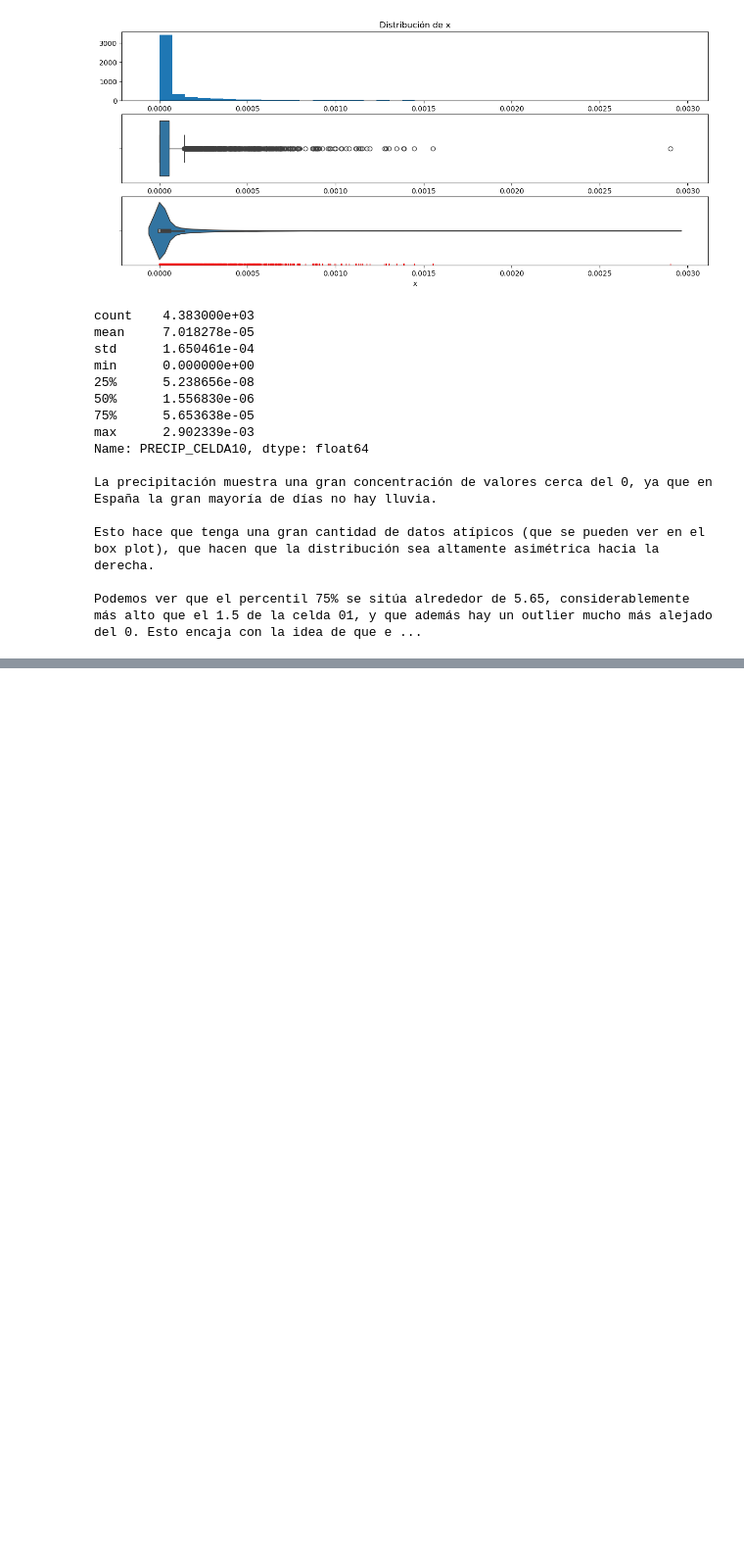
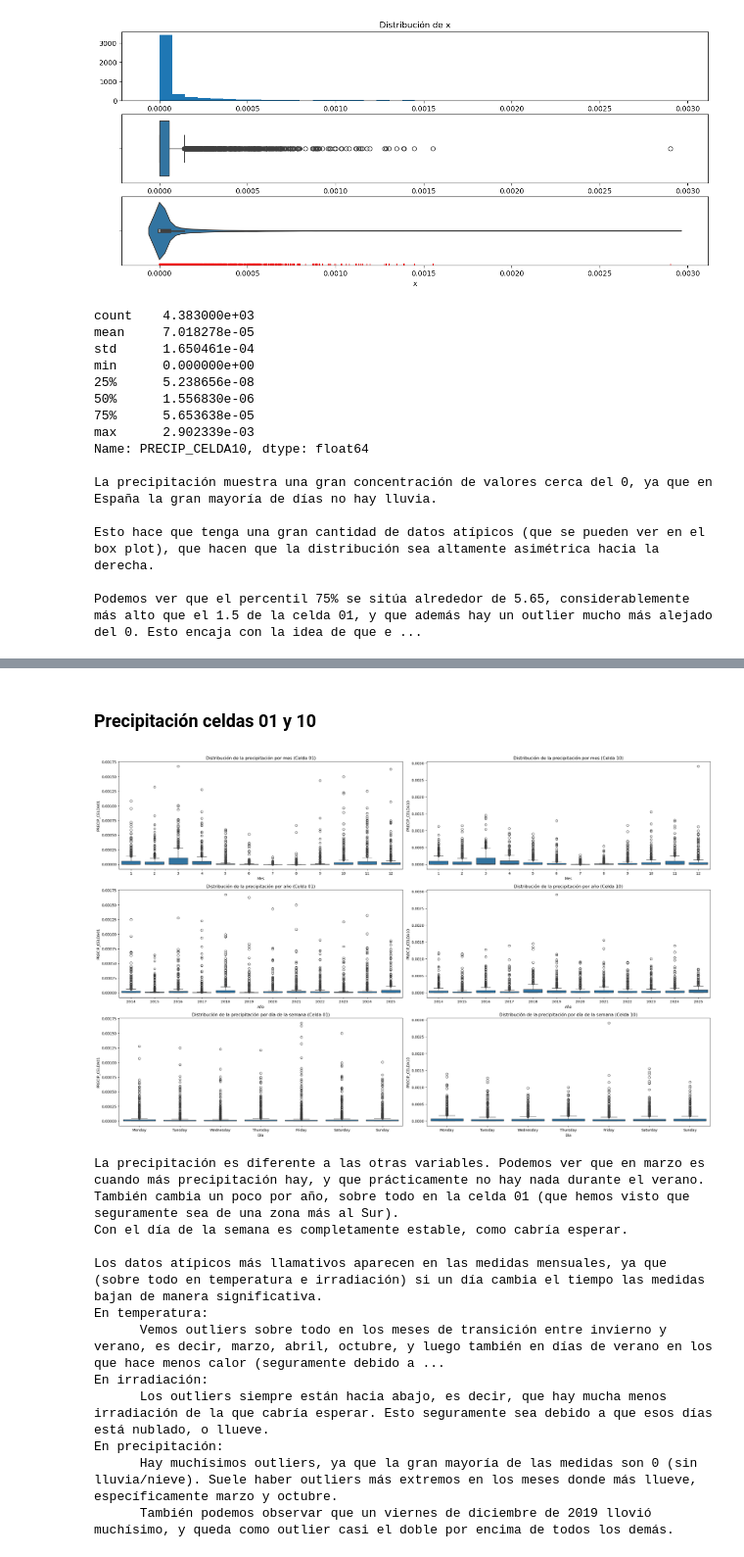
Before and after one commit to AlbertoRodvic/t1_estadistica_descriptiva, a Jupyter notebook: Apartado 1.ipynb, the cells around one changed output, grey strips where cells are left out. Shown at 98% size. Drawn from its saved outputs; the diff is of its cells as text; code cells hidden in the pictures; blank space fills up the shorter version.

```diff
--- a/Apartado 1.ipynb
+++ b/Apartado 1.ipynb
@@ -339,0 +473,76 @@ Podemos ver que el percentil 75% se sitúa alrededor de 5.65, considerablemente
+# %% [markdown]
+### Precipitación celdas 01 y 10
+# %%
+fig, axes = plt.subplots(nrows=3, ncols=2, figsize=(24, 15))
+
+days_order = ['Monday', 'Tuesday', 'Wednesday', 'Thursday', 'Friday', 'Saturday', 'Sunday']
+
+# COLUMNA DE LA IZQUIERDA: CELDA 01
+
+# 1. Distribución por mes
+sns.boxplot(x='MES', y='PRECIP_CELDA01', data=df_orig_precip, ax=axes[0, 0])
+axes[0, 0].set_title('Distribución de la precipitación por mes (Celda 01)')
+axes[0, 0].set_xlabel('Mes')
+
+# 2. Distribución por año
+sns.boxplot(x='ANNO', y='PRECIP_CELDA01', data=df_orig_precip, ax=axes[1, 0])
+axes[1, 0].set_title('Distribución de la precipitación por año (Celda 01)')
+axes[1, 0].set_xlabel('Año')
+
+# 3. Distribución por día de la semana
+sns.boxplot(x='DIA', y='PRECIP_CELDA01', data=df_orig_precip, order=days_order, ax=axes[2, 0])
+axes[2, 0].set_title('Distribución de la precipitación por día de la semana (Celda 01)')
+axes[2, 0].set_xlabel('Día')
+
+
+# COLUMNA DE LA DERECHA: CELDA 10
+
+# 1. Distribución por mes
+sns.boxplot(x='MES', y='PRECIP_CELDA10', data=df_orig_precip, ax=axes[0, 1])
+axes[0, 1].set_title('Distribución de la precipitación por mes (Celda 10)')
+axes[0, 1].set_xlabel('Mes')
+
+# 2. Distribución por año
+sns.boxplot(x='ANNO', y='PRECIP_CELDA10', data=df_orig_precip, ax=axes[1, 1])
+axes[1, 1].set_title('Distribución de la precipitación por año (Celda 10)')
+axes[1, 1].set_xlabel('Año')
+
+# 3. Distribución por día de la semana
+sns.boxplot(x='DIA', y='PRECIP_CELDA10', data=df_orig_precip, order=days_order, ax=axes[2, 1])
+axes[2, 1].set_title('Distribución de la precipitación por día de la semana (Celda 10)')
+axes[2, 1].set_xlabel('Día')
+
+plt.tight_layout()
+plt.show()
+
+
+print("""
+La precipitación es diferente a las otras variables. Podemos ver que en marzo es cuando más precipitación hay, y que prácticamente no hay nada durante el verano.
+También cambia un poco por año, sobre todo en la celda 01 (que hemos visto que seguramente sea de una zona más al Sur).
+Con el día de la semana es completamente estable, como cabría esperar.""")
+
+
+print("""
+Los datos atípicos más llamativos aparecen en las medidas mensuales, ya que (sobre todo en temperatura e irradiación) si un día cambia el tiempo las medidas bajan de manera significativa.
+En temperatura:
+      Vemos outliers sobre todo en los meses de transición entre invierno y verano, es decir, marzo, abril, octubre, y luego también en días de verano en los que hace menos calor (seguramente debido a lluvia).
+En irradiación:
+      Los outliers siempre están hacia abajo, es decir, que hay mucha menos irradiación de la que cabría esperar. Esto seguramente sea debido a que esos días está nublado, o llueve.
+En precipitación:
+      Hay muchísimos outliers, ya que la gran mayoría de las medidas son 0 (sin lluvia/nieve). Suele haber outliers más extremos en los meses donde más llueve, específicamente marzo y octubre.
+      También podemos observar que un viernes de diciembre de 2019 llovió muchísimo, y queda como outlier casi el doble por encima de todos los demás.
+""")
+# %% [output]
+[figure, added]
+La precipitación es diferente a las otras variables. Podemos ver que en marzo es cuando más precipitación hay, y que prácticamente no hay nada durante el verano.
+También cambia un poco por año, sobre todo en la celda 01 (que hemos visto que seguramente sea de una zona más al Sur).
+Con el día de la semana es completamente estable, como cabría esperar.
+
+Los datos atípicos más llamativos aparecen en las medidas mensuales, ya que (sobre todo en temperatura e irradiación) si un día cambia el tiempo las medidas bajan de manera significativa.
+En temperatura:
+      Vemos outliers sobre todo en los meses de transición entre invierno y verano, es decir, marzo, abril, octubre, y luego también en días de verano en los que hace menos calor (seguramente debido a ...
+En irradiación:
+      Los outliers siempre están hacia abajo, es decir, que hay mucha menos irradiación de la que cabría esperar. Esto seguramente sea debido a que esos días está nublado, o llueve.
+En precipitación:
+      Hay muchísimos outliers, ya que la gran mayoría de las medidas son 0 (sin lluvia/nieve). Suele haber outliers más extremos en los meses donde más llueve, específicamente marzo y octubre.
+      También podemos observar que un viernes de diciembre de 2019 llovió muchísimo, y queda como outlier casi el doble por encima de todos los demás.
```
Also changed, not shown: parts of 7 cells of this notebook, 1 other file.
